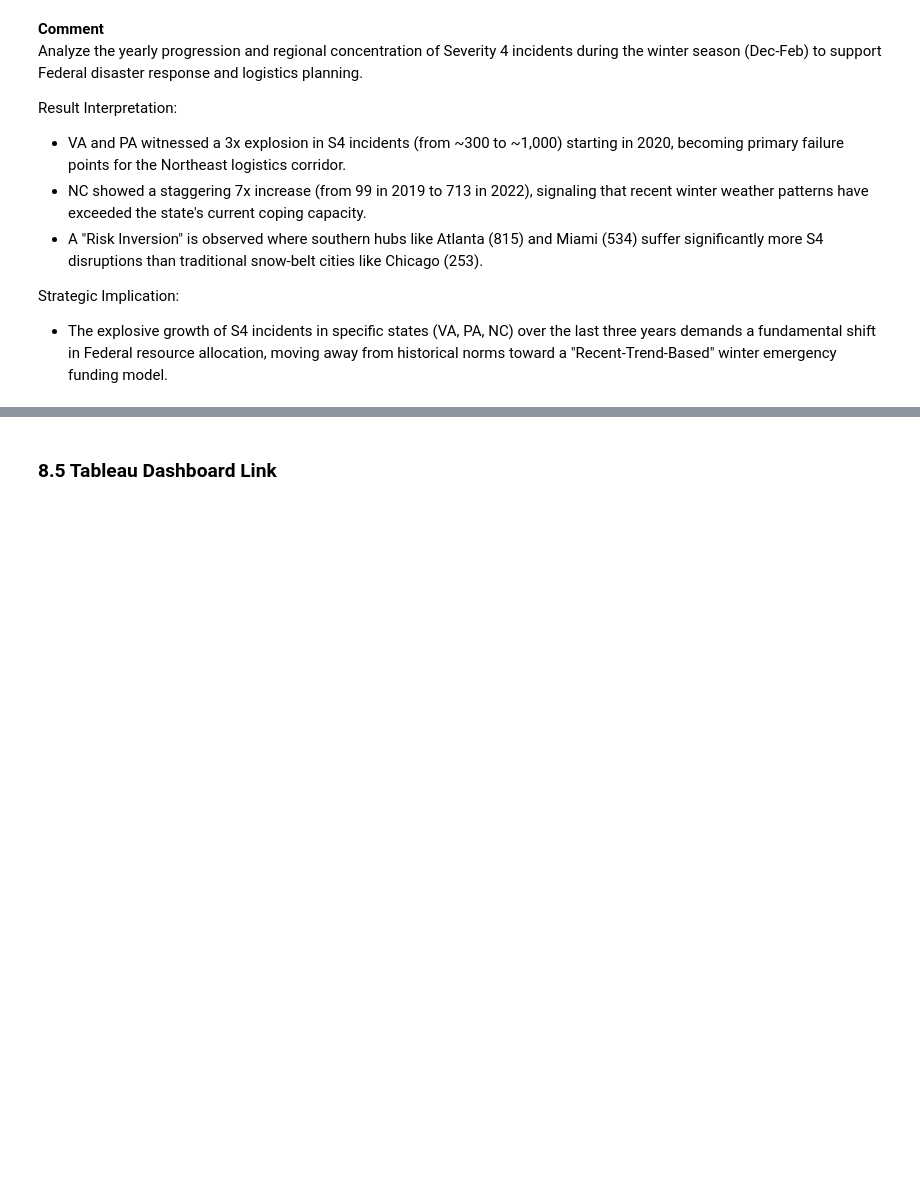
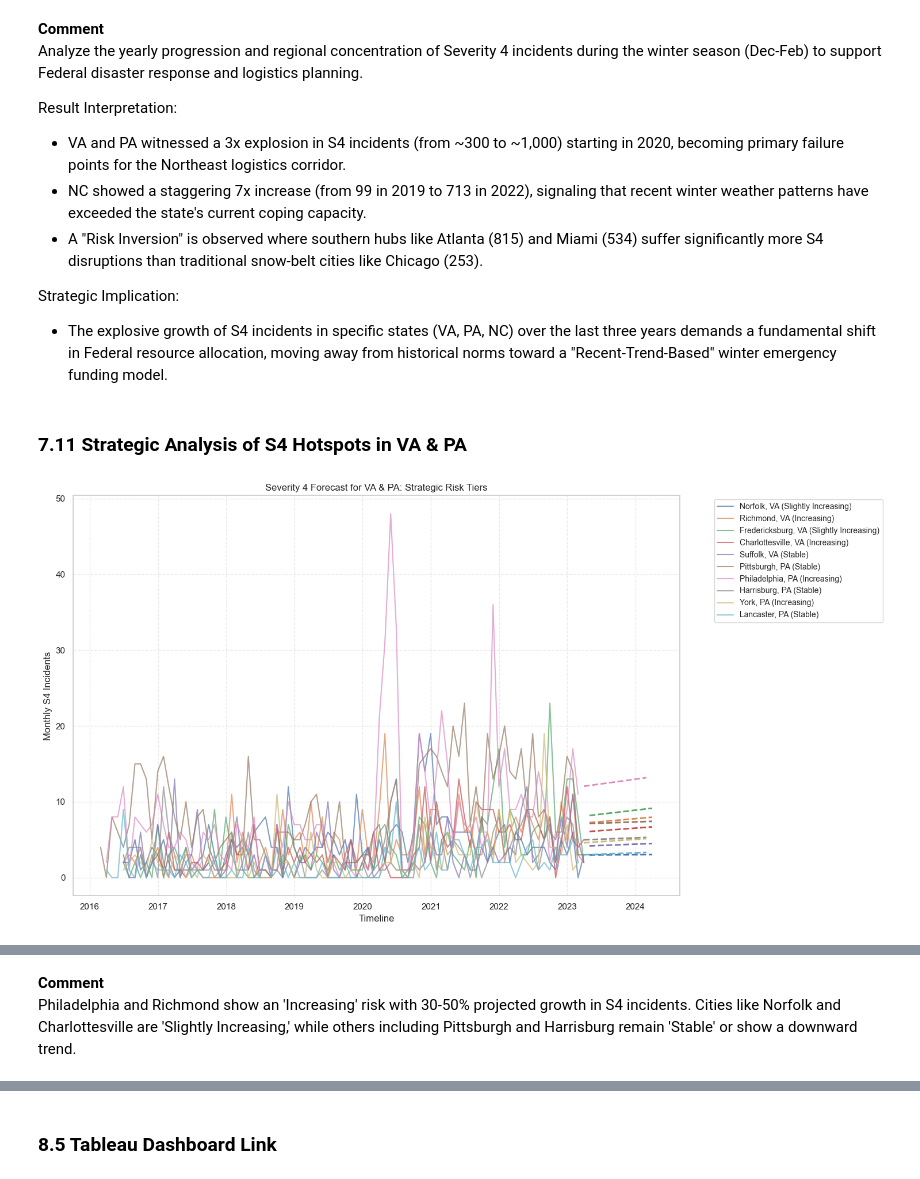
Before and after one commit to Joyriver-tome/C11CAP1, a Jupyter notebook: DS_Capstone_Notebook.ipynb, the cells around one changed output, grey strips where cells are left out. Cells and saved outputs as stored; diff of their text form; code cells hidden in the pictures; blank space fills up the shorter version.

```diff
--- a/DS_Capstone_Notebook.ipynb
+++ b/DS_Capstone_Notebook.ipynb
@@ -1665,3 +1669,79 @@ Result Interpretation:
 
 Strategic Implication:
 - The explosive growth of S4 incidents in specific states (VA, PA, NC) over the last three years demands a fundamental shift in Federal resource allocation, moving away from historical norms toward a "Recent-Trend-Based" winter emergency funding model.
+# %% [markdown]
+### 7.11 Strategic Analysis of S4 Hotspots in VA & PA
+# %%
+# Identify key vulnerability points and forecast future risk levels
+
+# Filter data for Virginia (VA) and Pennsylvania (PA)
+target_states = ['VA', 'PA']
+df_full['Start_Time'] = pd.to_datetime(df_full['Start_Time'])
+
+# Filter only S4 incidents for the target states
+s4_data = df_full[(df_full['State'].isin(target_states)) & (df_full['Severity'] == 4)].copy()
+
+# Identify Top 5 Cities per State with strict mapping
+s4_summary = s4_data.groupby(['State', 'City'], observed=False).size().reset_index(name='S4_Total')
+
+top_cities_configs = []
+for state in target_states:
+    state_top_5 = s4_summary[s4_summary['State'] == state].sort_values(by='S4_Total', ascending=False).head(5)
+    for _, row in state_top_5.iterrows():
+        top_cities_configs.append((row['State'], row['City']))
+
+# Time-Series Forecasting for Identified Hotspots
+plt.figure(figsize=(15, 8))
+forecast_results = []
+
+for state, city in top_cities_configs:
+    # Filter by both State and City to ensure data integrity
+    city_ts = s4_data[(s4_data['State'] == state) & (s4_data['City'] == city)].set_index('Start_Time').resample('ME').size()
+
+    if len(city_ts) >= 24:
+        try:
+            model = ExponentialSmoothing(city_ts, trend='add', seasonal=None)
+            model_fit = model.fit()
+
+            forecast = model_fit.forecast(12).clip(lower=0)  # 12months
+
+            current_avg = city_ts.tail(6).mean()
+            projected_avg = forecast.mean()
+
+            if projected_avg > current_avg * 1.10:
+                risk_level = 'Increasing'
+            elif projected_avg > current_avg:
+                risk_level = 'Slightly Increasing'
+            else:
+                risk_level = 'Stable'
+
+            # Visualize
+            label = f"{city}, {state}"
+            line, = plt.plot(city_ts.index, city_ts.values, label=f"{label} ({risk_level})", alpha=0.7)
+            plt.plot(forecast.index, forecast.values, linestyle='--', color=line.get_color(), linewidth=2)
+
+            forecast_results.append({
+                'State': state,
+                'City': city,
+                'Current_Avg': round(current_avg, 1),
+                'Projected_Avg': round(projected_avg, 1),
+                'Risk': risk_level
+            })
+        except Exception as e:
+            print(f"Skipping {city}, {state} due to error: {e}")
+
+# Visualize
+plt.title('Severity 4 Forecast for VA & PA: Strategic Risk Tiers')
+plt.xlabel('Timeline')
+plt.ylabel('Monthly S4 Incidents')
+plt.legend(bbox_to_anchor=(1.05, 1), loc='upper left', fontsize='small')
+plt.grid(True, linestyle='--', alpha=0.4)
+plt.tight_layout()
+plt.show()
+
+# Table
+final_table = pd.DataFrame(forecast_results)
+print("\n=== Strategic S4 Risk Assessment (VA & PA) ===")
+print(final_table.sort_values(by=['State', 'Projected_Avg'], ascending=[True, False]).to_string(index=False))
+# %% [output]
+[figure, added]
@@ -1668,3 +1760,6 @@ Strategic Implication:
+# %% [markdown]
+**Comment**
+Philadelphia and Richmond show an 'Increasing' risk with 30-50% projected growth in S4 incidents. Cities like Norfolk and Charlottesville are 'Slightly Increasing,' while others including Pittsburgh and Harrisburg remain 'Stable' or show a downward trend.
 # %% [markdown]
 ## 8. Evaluation
 
```
Also changed, not shown: parts of 32 cells of this notebook, 1 other file.
